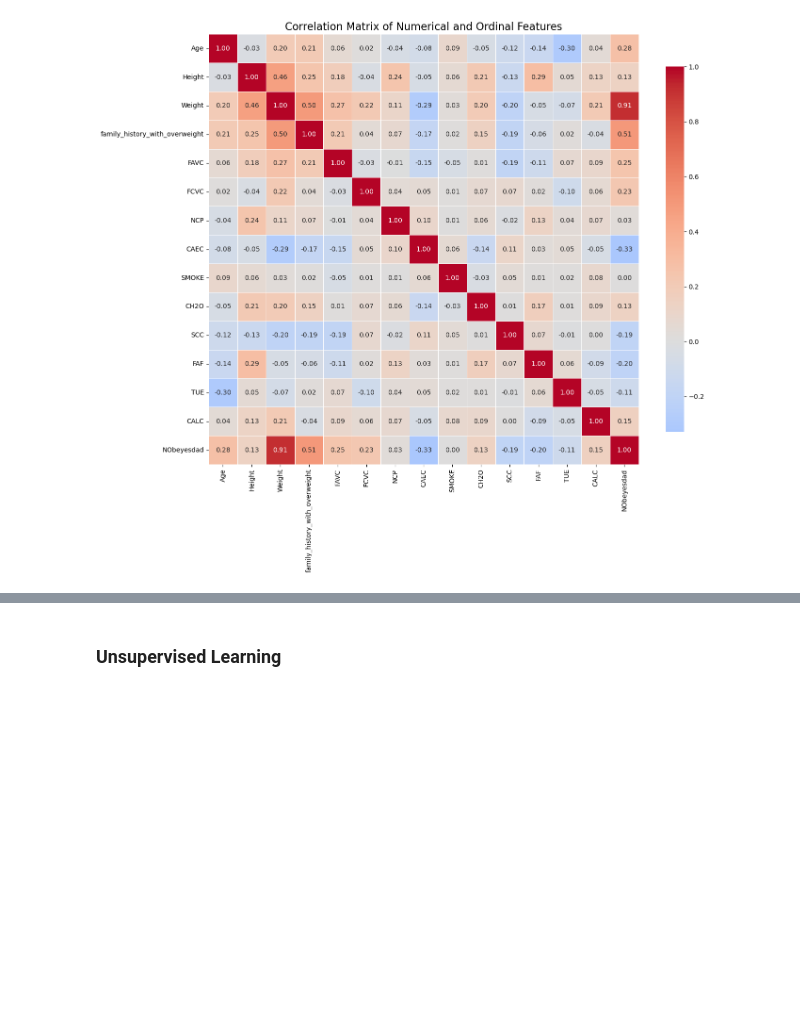
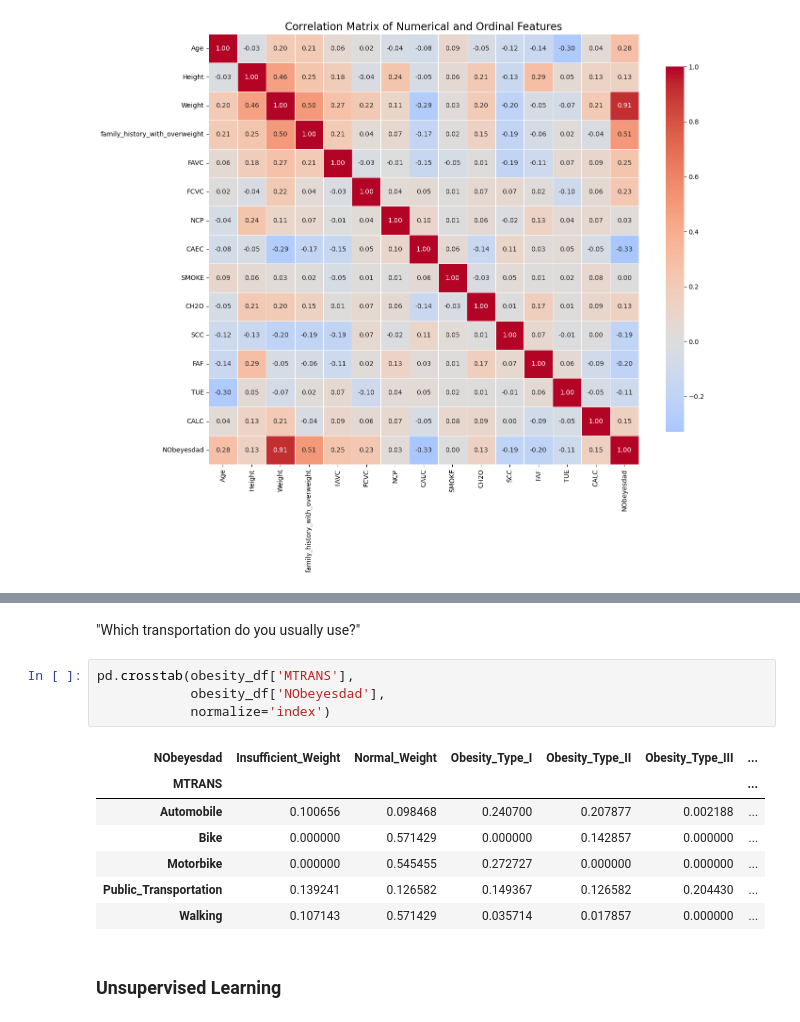
Before and after one commit to r-leeper/scu_obesity_assignment, a Jupyter notebook: cs818_assignment.ipynb, the cells around one changed output, grey strips where cells are left out. Cells and saved outputs as stored; diff of their text form; blank space fills up the shorter version.

```diff
--- a/cs818_assignment.ipynb
+++ b/cs818_assignment.ipynb
@@ -386,3 +471,17 @@ plt.show()
+# %% [markdown]
+"Which transportation do you usually use?"
+# %%
+pd.crosstab(obesity_df['MTRANS'],
+            obesity_df['NObeyesdad'],
+            normalize='index')
+# %% [output]
+| NObeyesdad | Insufficient_Weight | Normal_Weight | Obesity_Type_I | Obesity_Type_II | Obesity_Type_III | ... |
+| MTRANS |  |  |  |  |  | ... |
+| Automobile | 0.100656 | 0.098468 | 0.240700 | 0.207877 | 0.002188 | ... |
+| Bike | 0.000000 | 0.571429 | 0.000000 | 0.142857 | 0.000000 | ... |
+| Motorbike | 0.000000 | 0.545455 | 0.272727 | 0.000000 | 0.000000 | ... |
+| Public_Transportation | 0.139241 | 0.126582 | 0.149367 | 0.126582 | 0.204430 | ... |
+| Walking | 0.107143 | 0.571429 | 0.035714 | 0.017857 | 0.000000 | ... |
 # %% [markdown]
 ### Unsupervised Learning
 # %% [markdown]
```
Also changed, not shown: parts of 16 cells of this notebook.
